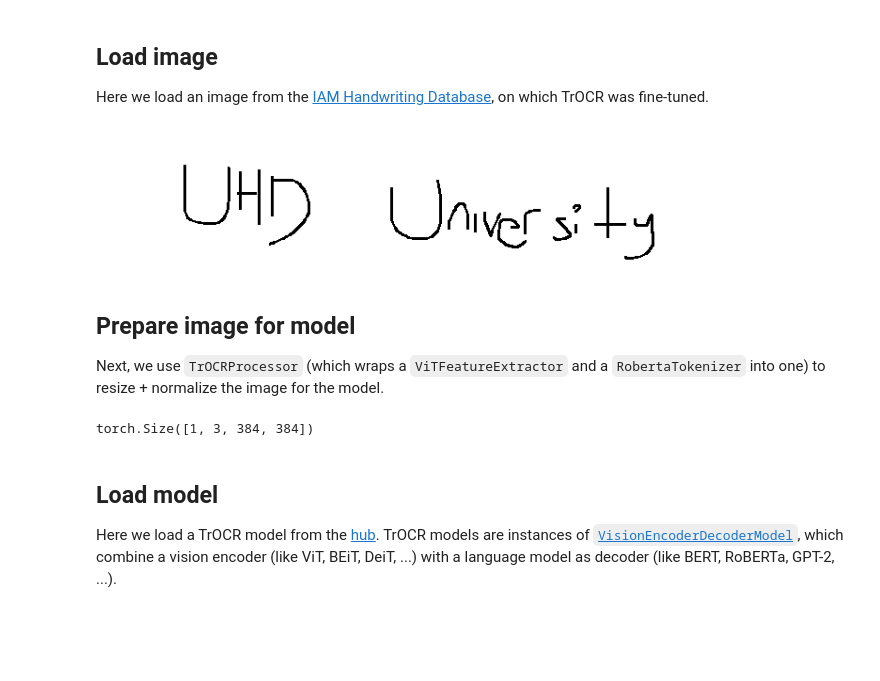
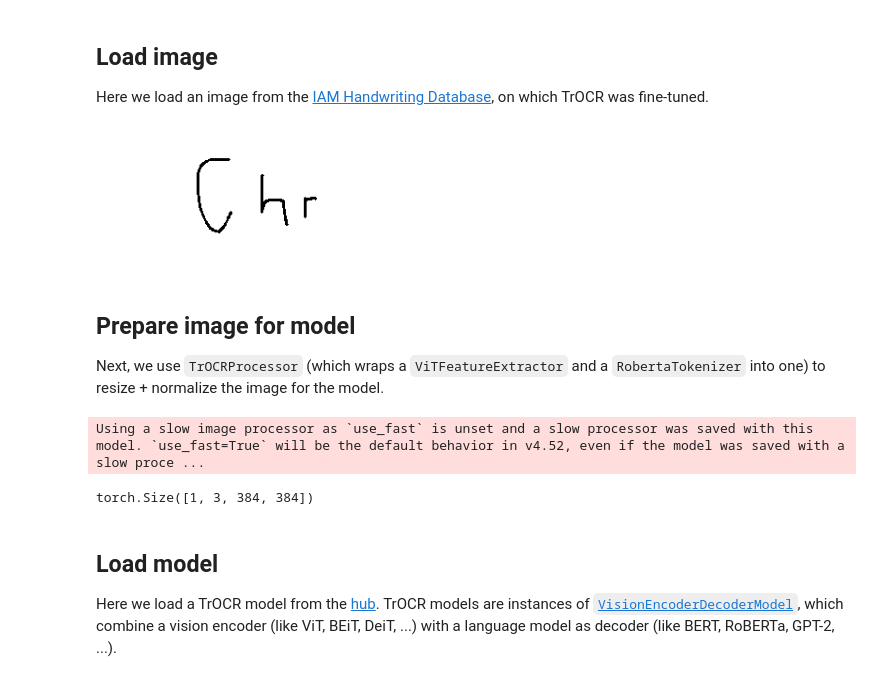
Before and after one commit to ChristVice/FreehandToText, a Jupyter notebook: ai/PreTrainedModels/TrOCR Gradio Demo.ipynb, the cells around one changed output. Drawn from its saved outputs; the diff is of its cells as text; code cells hidden in the pictures; blank space fills up the shorter version.

```diff
--- a/ai/PreTrainedModels/TrOCR Gradio Demo.ipynb
+++ b/ai/PreTrainedModels/TrOCR Gradio Demo.ipynb
@@ -17,10 +15,10 @@ Here we load an image from the [IAM Handwriting Database](https://fki.tic.heia-f
 # %%
 from PIL import Image
 
-image = Image.open("test_draw.png").convert("L").convert("RGB")
+image = Image.open("fullhandwriting.png").convert("L").convert("RGB")
 image
 # %% [output]
-[figure, old version]
+[figure, new version]
 # %% [markdown]
 ## Prepare image for model
 
@@ -33,7 +31,8 @@ processor = TrOCRProcessor.from_pretrained("microsoft/trocr-base-handwritten")
 pixel_values = processor(image, return_tensors="pt").pixel_values
 print(pixel_values.shape)
 # %% [output]
-torch.Size([1, 3, 384, 384])
+Using a slow image processor as `use_fast` is unset and a slow processor was saved with this model. `use_fast=True` will be the default behavior in v4.52, even if the model was saved with a slow proce ...
+torch.Size([1, 3, 384, 384])
 # %% [markdown]
 ## Load model
 
```
Also changed, not shown: parts of 2 cells of this notebook, 17 other files.
